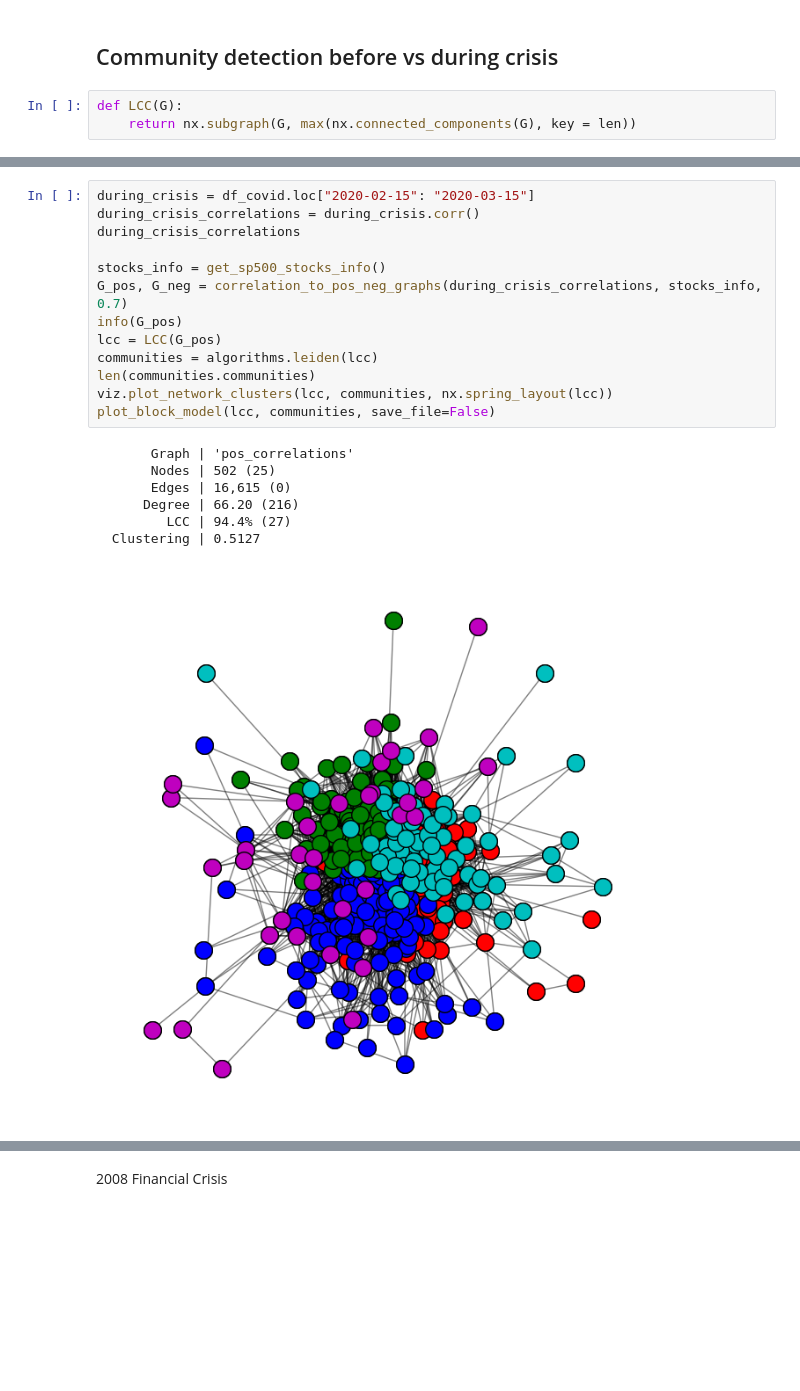
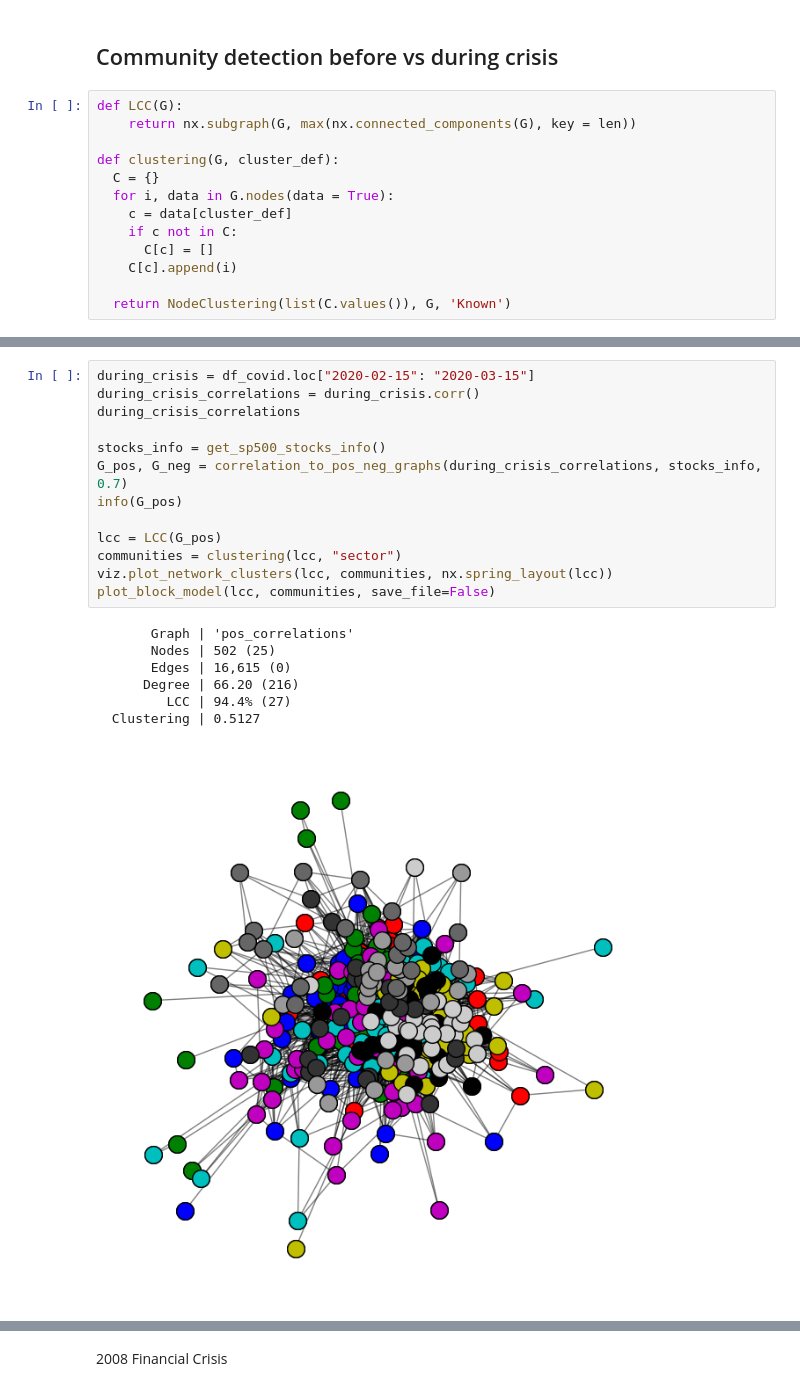
Before and after one commit to HSellis/INA-Project, a Jupyter notebook: crisis_analysis.ipynb, the cells around one changed output, grey strips where cells are left out. Cells and saved outputs as stored; diff of their text form; blank space fills up the shorter version.

Commit message:
plot known sector communities instead of leiden

```diff
--- a/crisis_analysis.ipynb
+++ b/crisis_analysis.ipynb
@@ -163,6 +162,16 @@ The graph illustrates the evolution of degree centrality for United Airlines (UA
 # %%
 def LCC(G):
     return nx.subgraph(G, max(nx.connected_components(G), key = len))
+
+def clustering(G, cluster_def):
+  C = {}
+  for i, data in G.nodes(data = True):
+    c = data[cluster_def]
+    if c not in C:
+      C[c] = []
+    C[c].append(i)
+
+  return NodeClustering(list(C.values()), G, 'Known')
 # %%
 before_crisis = df_covid.loc["2020-01-01": "2020-02-01"]
 before_crisis_correlations = before_crisis.corr()
@@ -194,21 +197,21 @@ plot_block_model(lcc, communities, save_file=False)
 # %%
 during_crisis = df_covid.loc["2020-02-15": "2020-03-15"]
 during_crisis_correlations = during_crisis.corr()
 during_crisis_correlations
 
 stocks_info = get_sp500_stocks_info()
 G_pos, G_neg = correlation_to_pos_neg_graphs(during_crisis_correlations, stocks_info, 0.7)
 info(G_pos)
+
 lcc = LCC(G_pos)
-communities = algorithms.leiden(lcc)
-len(communities.communities)
+communities = clustering(lcc, "sector")
 viz.plot_network_clusters(lcc, communities, nx.spring_layout(lcc))
 plot_block_model(lcc, communities, save_file=False)
 # %% [output]
        Graph | 'pos_correlations'
        Nodes | 502 (25)
        Edges | 16,615 (0)
       Degree | 66.20 (216)
          LCC | 94.4% (27)
   Clustering | 0.5127
-[figure, old version]
+[figure, new version]
```
Also changed, not shown: parts of 5 cells of this notebook.
